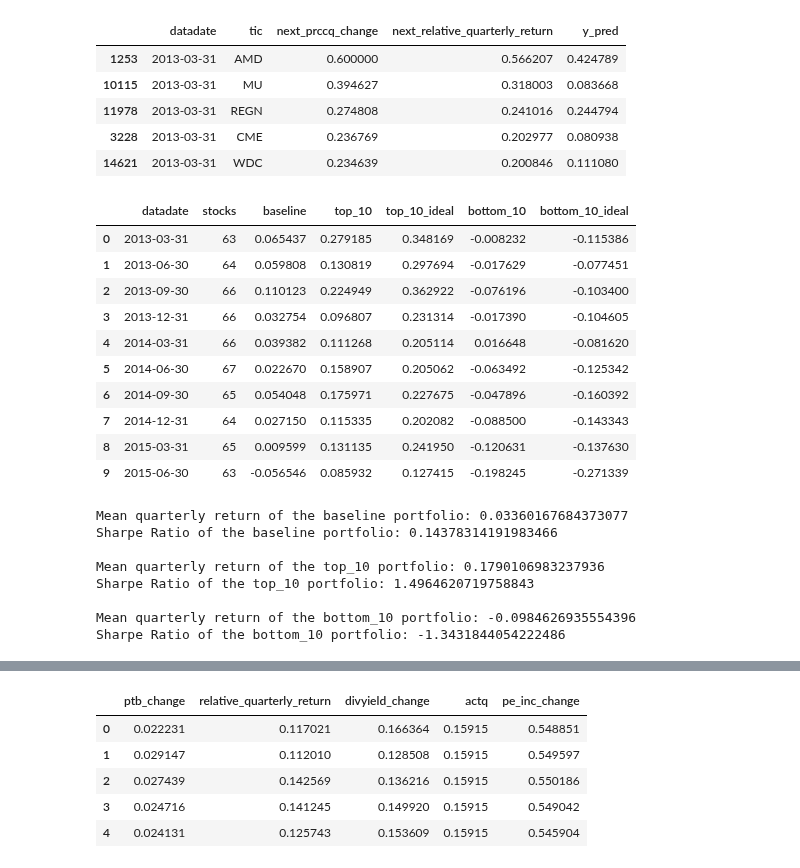
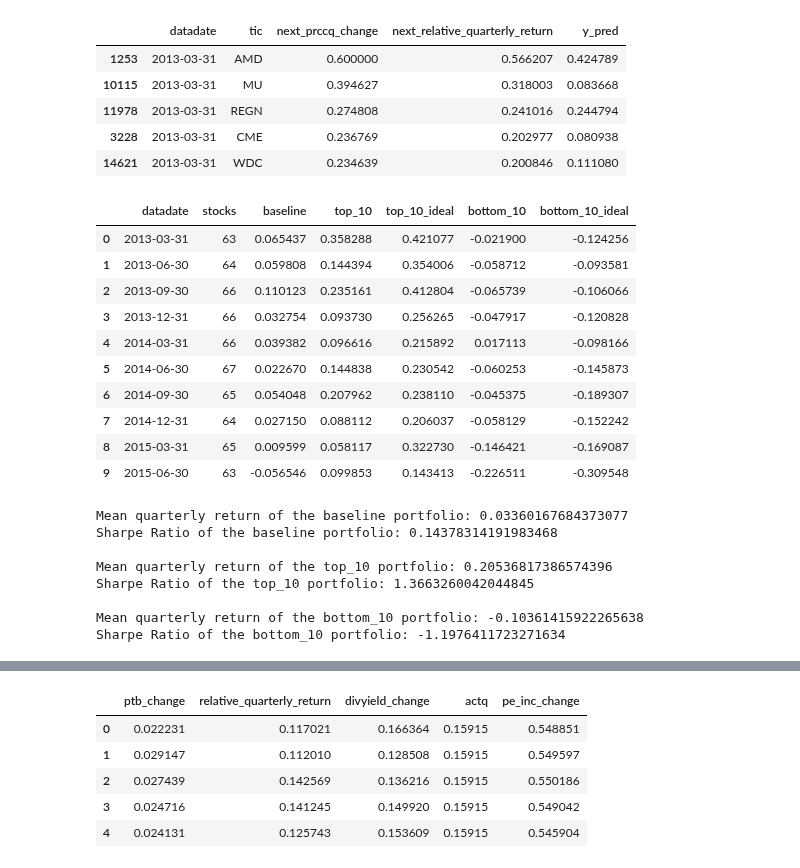
Before and after one commit to edocampione/4YP, a Jupyter notebook: models/global.ipynb, the cells around one changed output, grey strips where cells are left out. Cells and saved outputs as stored; diff of their text form; code cells hidden in the pictures.

```diff
--- a/models/global.ipynb
+++ b/models/global.ipynb
@@ -365,7 +365,7 @@ def softmax_weighted_return(df, sort_col, target_col, n=5, largest=True):
     weights = e_scores / e_scores.sum()
     return (selected[target_col] * weights).sum()
 
-def exponential_weighted_return(df, sort_col, target_col, n=5, largest=True, alpha=0.0):
+def exponential_weighted_return(df, sort_col, target_col, n=10, largest=True, alpha=0.5):
     if largest:
         selected = df.nlargest(n, sort_col)
     else:
@@ -401,43 +401,43 @@ df_avg['top_10_ideal'] = results.groupby('datadate').apply(
         sort_col='next_prccq_change',
         target_col='next_prccq_change',
         largest=True
     )
 ).reset_index(level=0, drop=True)
 
 # For the predicted bottom 10, weight by predicted returns
 df_avg['bottom_10'] = results.groupby('datadate').apply(
     lambda group: exponential_weighted_return(
         group,
         sort_col='y_pred',
         target_col='next_prccq_change',
         largest=False
     )
 ).reset_index(level=0, drop=True)
 
 # For the ideal bottom 10, weight by the actual returns
 df_avg['bottom_10_ideal'] = results.groupby('datadate').apply(
     lambda group: exponential_weighted_return(
         group,
         sort_col='next_prccq_change',
         target_col='next_prccq_change',
         largest=False
     )
 ).reset_index(level=0, drop=True)
 
 # Display the first 100 rows of the new dataframe
 df_avg.head(10)
 # %% [output]
 |  | datadate | stocks | baseline | top_10 | top_10_ideal | bottom_10 | bottom_10_ideal |
-| 0 | 2013-03-31 | 63 | 0.065437 | 0.279185 | 0.348169 | -0.008232 | -0.115386 |
-| 1 | 2013-06-30 | 64 | 0.059808 | 0.130819 | 0.297694 | -0.017629 | -0.077451 |
-| 2 | 2013-09-30 | 66 | 0.110123 | 0.224949 | 0.362922 | -0.076196 | -0.103400 |
-| 3 | 2013-12-31 | 66 | 0.032754 | 0.096807 | 0.231314 | -0.017390 | -0.104605 |
-| 4 | 2014-03-31 | 66 | 0.039382 | 0.111268 | 0.205114 | 0.016648 | -0.081620 |
-| 5 | 2014-06-30 | 67 | 0.022670 | 0.158907 | 0.205062 | -0.063492 | -0.125342 |
-| 6 | 2014-09-30 | 65 | 0.054048 | 0.175971 | 0.227675 | -0.047896 | -0.160392 |
-| 7 | 2014-12-31 | 64 | 0.027150 | 0.115335 | 0.202082 | -0.088500 | -0.143343 |
-| 8 | 2015-03-31 | 65 | 0.009599 | 0.131135 | 0.241950 | -0.120631 | -0.137630 |
-| 9 | 2015-06-30 | 63 | -0.056546 | 0.085932 | 0.127415 | -0.198245 | -0.271339 |
+| 0 | 2013-03-31 | 63 | 0.065437 | 0.358288 | 0.421077 | -0.021900 | -0.124256 |
+| 1 | 2013-06-30 | 64 | 0.059808 | 0.144394 | 0.354006 | -0.058712 | -0.093581 |
+| 2 | 2013-09-30 | 66 | 0.110123 | 0.235161 | 0.412804 | -0.065739 | -0.106066 |
+| 3 | 2013-12-31 | 66 | 0.032754 | 0.093730 | 0.256265 | -0.047917 | -0.120828 |
+| 4 | 2014-03-31 | 66 | 0.039382 | 0.096616 | 0.215892 | 0.017113 | -0.098166 |
+| 5 | 2014-06-30 | 67 | 0.022670 | 0.144838 | 0.230542 | -0.060253 | -0.145873 |
+| 6 | 2014-09-30 | 65 | 0.054048 | 0.207962 | 0.238110 | -0.045375 | -0.189307 |
+| 7 | 2014-12-31 | 64 | 0.027150 | 0.088112 | 0.206037 | -0.058129 | -0.152242 |
+| 8 | 2015-03-31 | 65 | 0.009599 | 0.058117 | 0.322730 | -0.146421 | -0.169087 |
+| 9 | 2015-06-30 | 63 | -0.056546 | 0.099853 | 0.143413 | -0.226511 | -0.309548 |
 # %%
 for portfolio in ['baseline', 'top_10', 'bottom_10']:
 
@@ -458,13 +458,13 @@ for portfolio in ['baseline', 'top_10', 'bottom_10']:
     print("")
 # %% [output]
 Mean quarterly return of the baseline portfolio: 0.03360167684373077
-Sharpe Ratio of the baseline portfolio: 0.14378314191983466
+Sharpe Ratio of the baseline portfolio: 0.14378314191983468
 
-Mean quarterly return of the top_10 portfolio: 0.1790106983237936
-Sharpe Ratio of the top_10 portfolio: 1.4964620719758843
+Mean quarterly return of the top_10 portfolio: 0.20536817386574396
+Sharpe Ratio of the top_10 portfolio: 1.3663260042044845
 
-Mean quarterly return of the bottom_10 portfolio: -0.0984626935554396
-Sharpe Ratio of the bottom_10 portfolio: -1.3431844054222486
+Mean quarterly return of the bottom_10 portfolio: -0.10361415922265638
+Sharpe Ratio of the bottom_10 portfolio: -1.1976411723271634
 # %%
 import plotly.graph_objects as go
 
```
Also changed, not shown: parts of 2 cells of this notebook.
